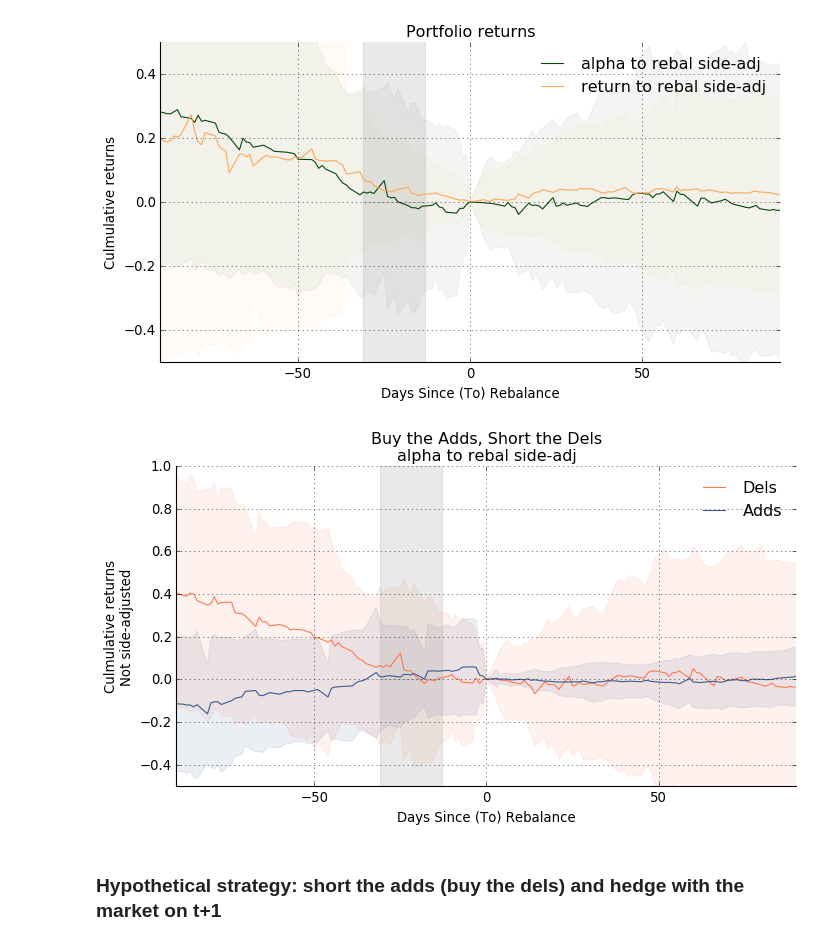
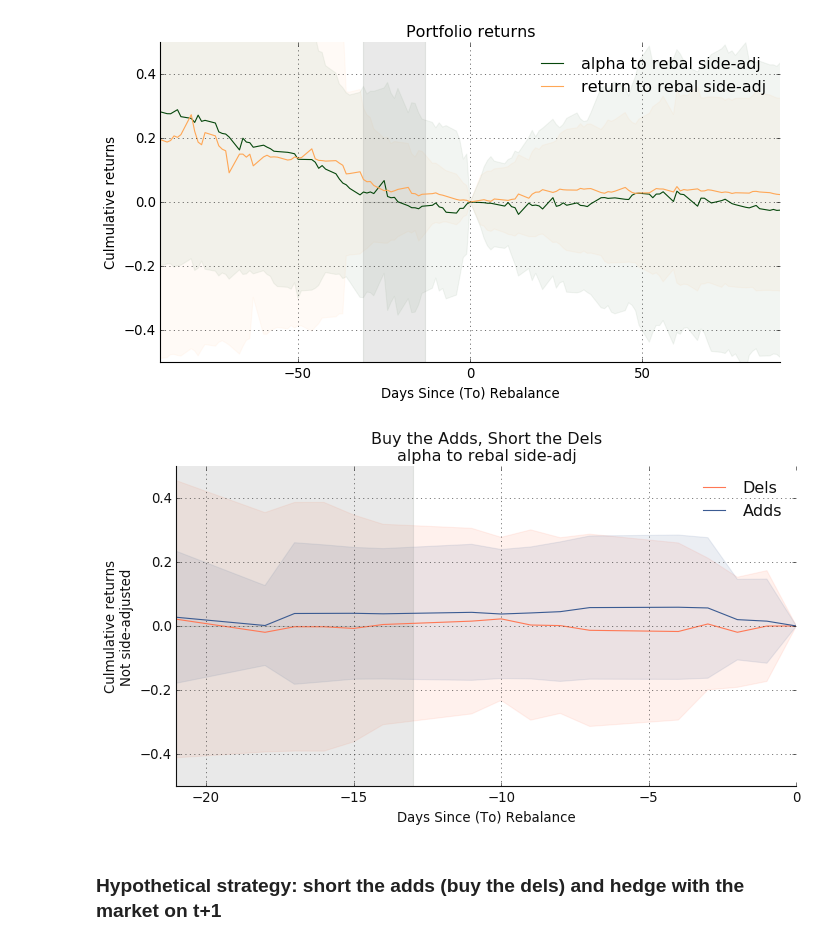
Before and after one commit to ebryce/Portfolio-Risk, a Jupyter notebook: thesis.ipynb, the cells around one changed output. Saved outputs shown, nothing was run; the diff lists cells and outputs as text; code cells hidden in the pictures.

```diff
--- a/thesis.ipynb
+++ b/thesis.ipynb
@@ -329,6 +329,8 @@ fig.savefig('\\'.join(overleaf+['{Factor}_returns_side-adj.png'.format(Factor=fa
 4 -359                0.632578  1.357955                 0.659933  1.433320
 [figure]
 # %%
+time_range = [-21,0]
+
 for factor in ['alpha_to_rebal_side-adj']:
 
     by_side = df[df['d'].between(-365, 365, inclusive=True)].groupby(by=['d','flag']).agg({
@@ -347,36 +349,38 @@ for factor in ['alpha_to_rebal_side-adj']:
     ax.spines['bottom'].set_visible(True)
     ax.grid(True,axis='both',linestyle=':')
 
     sides = {'Dels':1,'Adds':-1}
     colors = {'Dels':'xkcd:melon','Adds':'xkcd:denim blue'}
     for side in sides.keys():
 
         ax.plot(by_side[by_side['flag']==sides[side]]['d'],
                 by_side[by_side['flag']==sides[side]][factor]['mean']*sides[side],
                 color=colors[side])
 
         ax.fill_between(by_side[by_side['flag']==sides[side]]['d'],
                         (by_side[by_side['flag']==sides[side]][factor]['mean']-by_side[by_side['flag']==sides[side]][factor]['std'])*sides[side],
                         (by_side[by_side['flag']==sides[side]][factor]['mean']+by_side[by_side['flag']==sides[side]][factor]['std'])*sides[side],
                         color=colors[side], alpha=0.1)
 
     ax.legend(sides.keys(), frameon=False, loc='best')
 
     # Plot the ranking period
     ax.fill_between([-(length_of_ranking_period+avg_days),-length_of_ranking_period], [1,1], color='xkcd:grey', alpha=0.2)
     ax.fill_between([-(length_of_ranking_period+avg_days),-length_of_ranking_period], [-1,-1], color='xkcd:grey', alpha=0.2)
 
     plt.title('Buy the Adds, Short the Dels\n{Factor}'.format(Factor=factor.replace('_',' ')))
     plt.ylabel('Culmulative returns\nNot side-adjusted')
     plt.xlabel('Days Since (To) Rebalance')
 
     plt.xlim(time_range)
-    plt.ylim(-0.5,1)
+    plt.ylim(-0.5,0.5)
     plt.show()
-    fig.savefig('\\'.join(overleaf+['{Factor}_returns_per-side.png'.format(Factor=factor)]))
+    fig.savefig('\\'.join(overleaf+['{Factor}_returns_per-side_{t0}_{t1}.png'.format(Factor=factor,
+                                                                                     t0=time_range[0],
+                                                                                     t1=time_range[1])]))
     #plt.ylim(ylim)
 # %% [output]
-[figure, old version]
+[figure, new version]
 # %% [markdown]
 ### Hypothetical strategy: short the adds (buy the dels) and hedge with the market on t+1
 # %%
```
Also changed, not shown: parts of 23 cells of this notebook.
